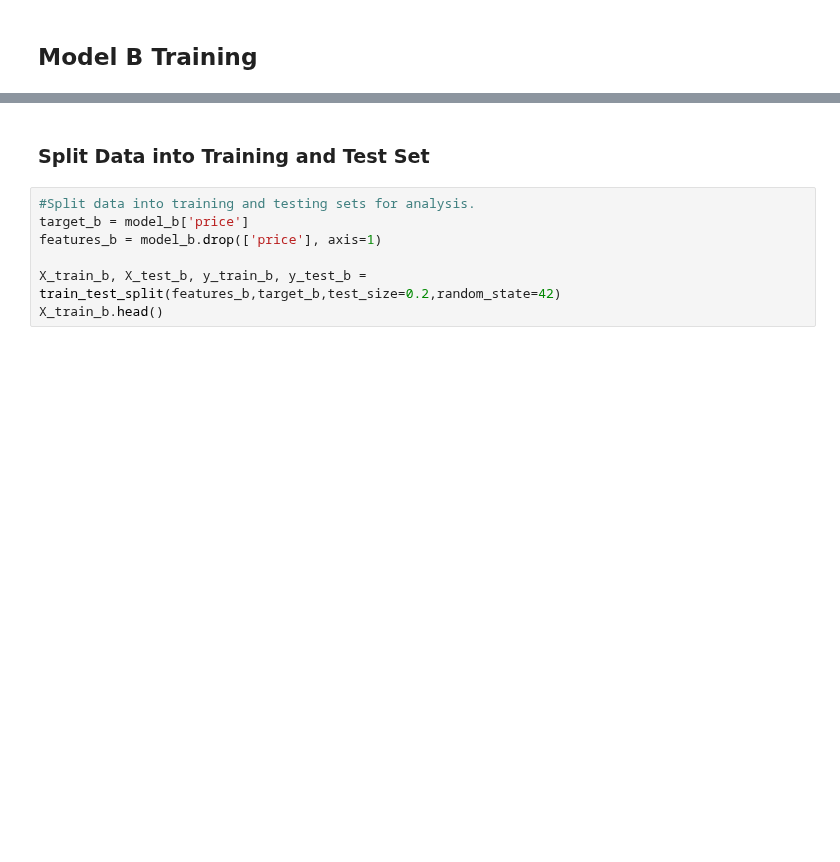
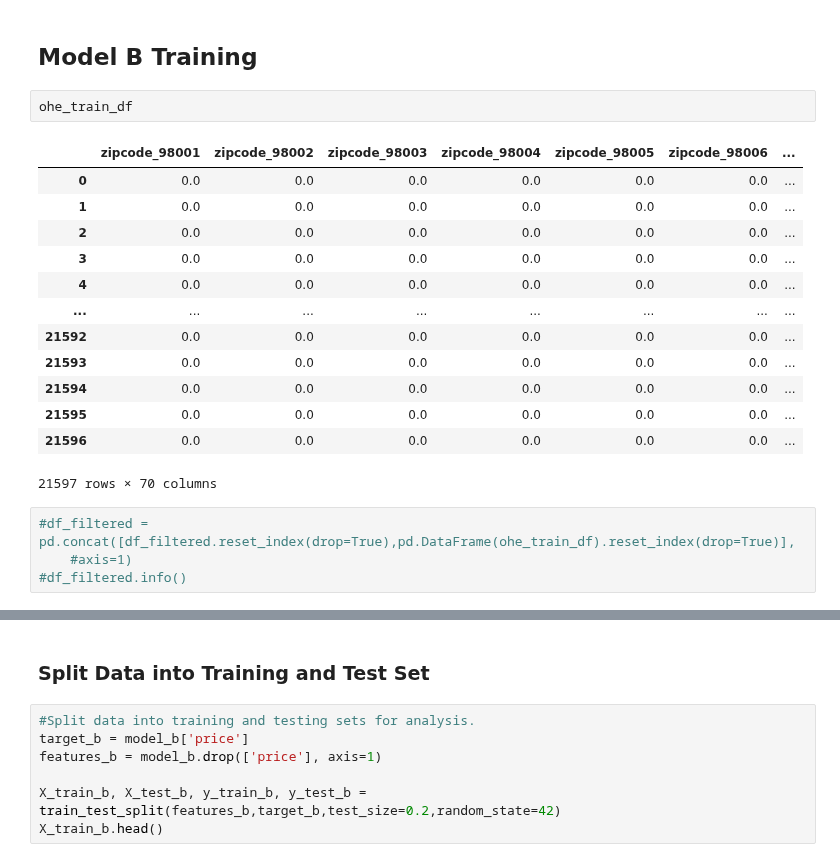
Before and after one commit to jmg0144/Housing-Linear-Regression-Analysis, a Jupyter notebook: home-sales-analysis.ipynb, the cells around one changed output, grey strips where cells are left out. Drawn from its saved outputs; the diff is of its cells as text; blank space fills up the shorter version.

```diff
--- a/home-sales-analysis.ipynb
+++ b/home-sales-analysis.ipynb
@@ -507,2 +492,22 @@ df_dummies.describe()
 # %% [markdown]
 ## Model B Training
+# %%
+ohe_train_df
+# %% [output]
+|  | zipcode_98001 | zipcode_98002 | zipcode_98003 | zipcode_98004 | zipcode_98005 | zipcode_98006 | ... |
+| 0 | 0.0 | 0.0 | 0.0 | 0.0 | 0.0 | 0.0 | ... |
+| 1 | 0.0 | 0.0 | 0.0 | 0.0 | 0.0 | 0.0 | ... |
+| 2 | 0.0 | 0.0 | 0.0 | 0.0 | 0.0 | 0.0 | ... |
+| 3 | 0.0 | 0.0 | 0.0 | 0.0 | 0.0 | 0.0 | ... |
+| 4 | 0.0 | 0.0 | 0.0 | 0.0 | 0.0 | 0.0 | ... |
+| ... | ... | ... | ... | ... | ... | ... | ... |
+| 21592 | 0.0 | 0.0 | 0.0 | 0.0 | 0.0 | 0.0 | ... |
+| 21593 | 0.0 | 0.0 | 0.0 | 0.0 | 0.0 | 0.0 | ... |
+| 21594 | 0.0 | 0.0 | 0.0 | 0.0 | 0.0 | 0.0 | ... |
+| 21595 | 0.0 | 0.0 | 0.0 | 0.0 | 0.0 | 0.0 | ... |
+| 21596 | 0.0 | 0.0 | 0.0 | 0.0 | 0.0 | 0.0 | ... |
+21597 rows × 70 columns
+# %%
+#df_filtered = pd.concat([df_filtered.reset_index(drop=True),pd.DataFrame(ohe_train_df).reset_index(drop=True)],
+    #axis=1)
+#df_filtered.info()
```
Also changed, not shown: parts of 92 cells of this notebook.
